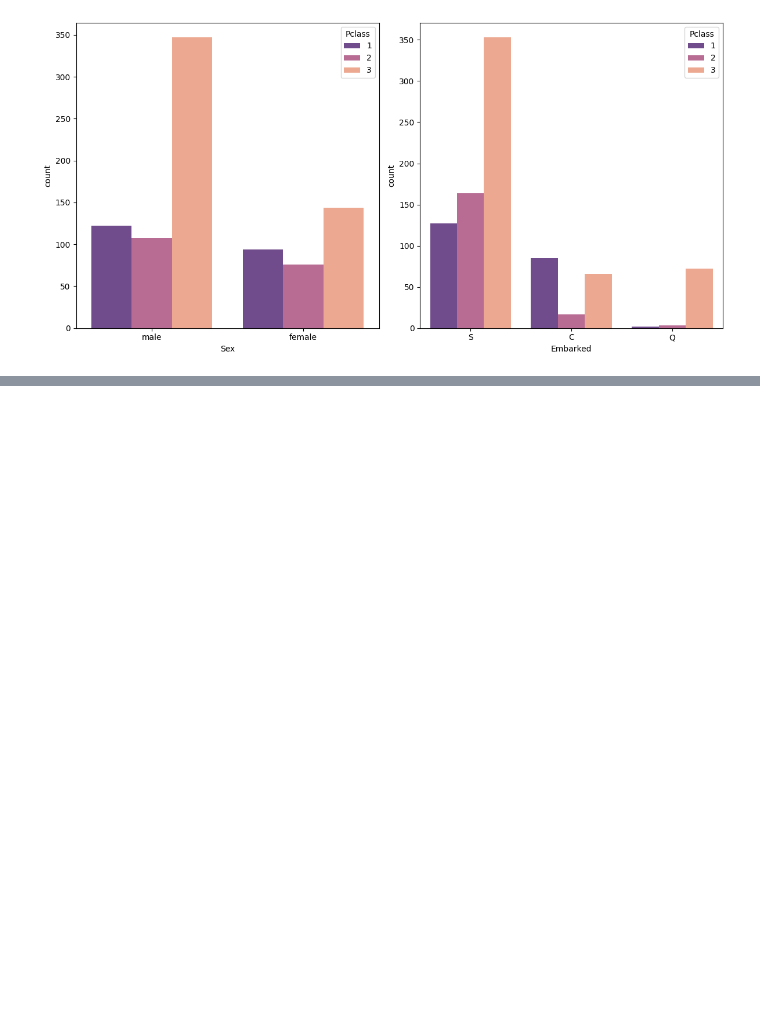
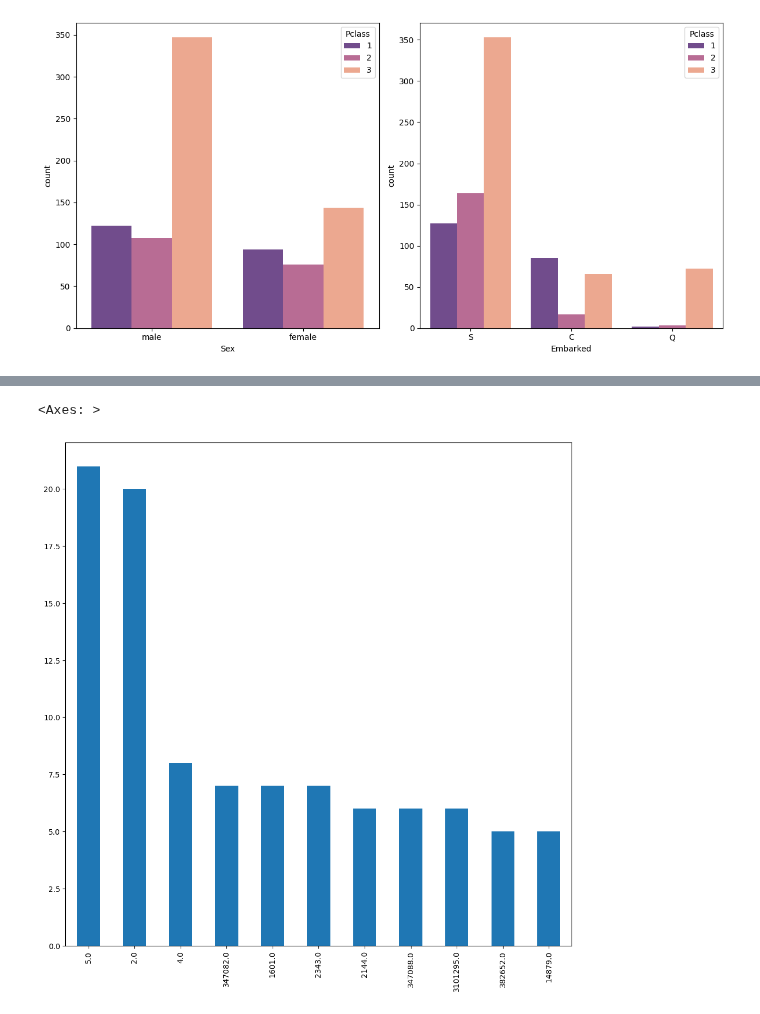
Before and after one commit to yunmokoo/Kaggle_Testing, a Jupyter notebook: Kaggle_Testing.ipynb, the cells around one changed output, grey strips where cells are left out. Drawn from its saved outputs; the diff is of its cells as text; code cells hidden in the pictures; blank space fills up the shorter version.

```diff
--- a/Kaggle_Testing.ipynb
+++ b/Kaggle_Testing.ipynb
@@ -46,0 +32,13 @@ df
+# %%
+df = pd.DataFrame(titanic)
+
+
+numeric_values = df['Ticket'].str.extract(r'(\d+\.\d+|\d+)')
+
+df['Ticket'] = pd.to_numeric(numeric_values[0], errors='coerce')
+
+valuecount = df['Ticket'].value_counts()
+print(valuecount)
+
+
+df
@@ -46,0 +71,6 @@ df
+# %%
+df_count = pd.DataFrame(valuecount)
+df_count
+
+filt = (df_count['Ticket'] > 4)
+df_count[filt]
@@ -46,0 +90,9 @@ df
+# %%
+plt.figure(figsize=(12, 12))
+plt.xticks(rotation=45)
+
+
+valuecount[filt].plot(kind='bar')
+# %% [output]
+<Axes: >
+[figure, added]
```
Also changed, not shown: parts of 6 cells of this notebook.
